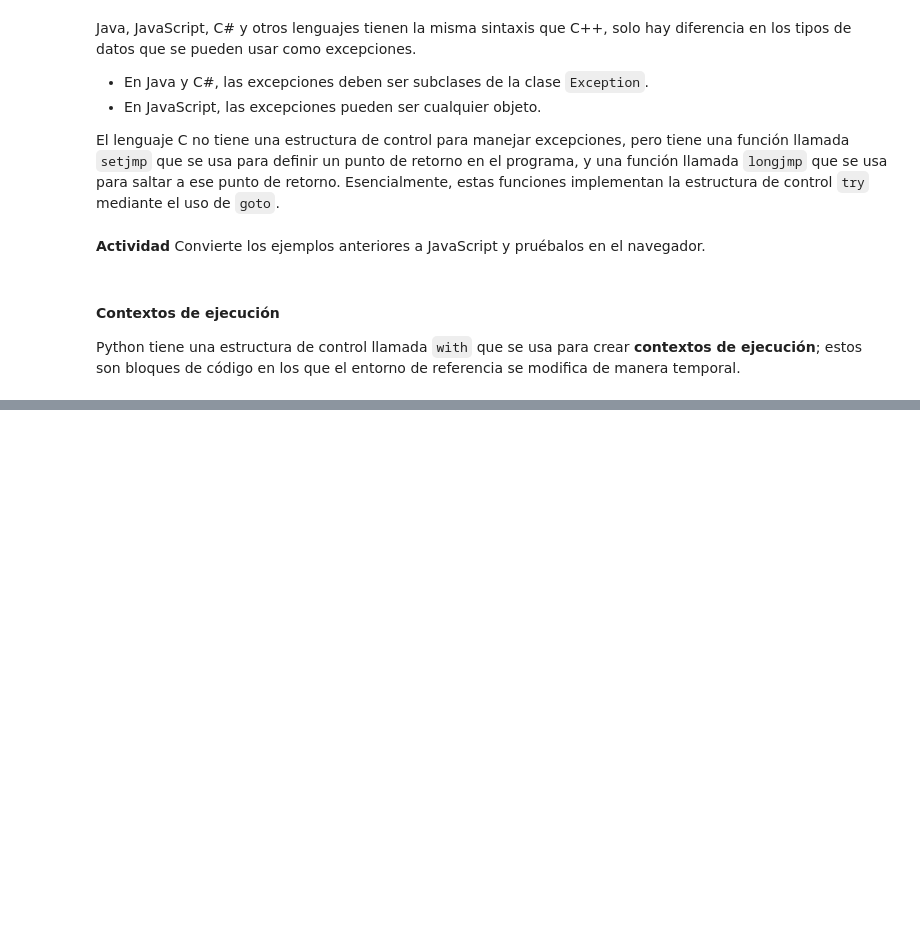
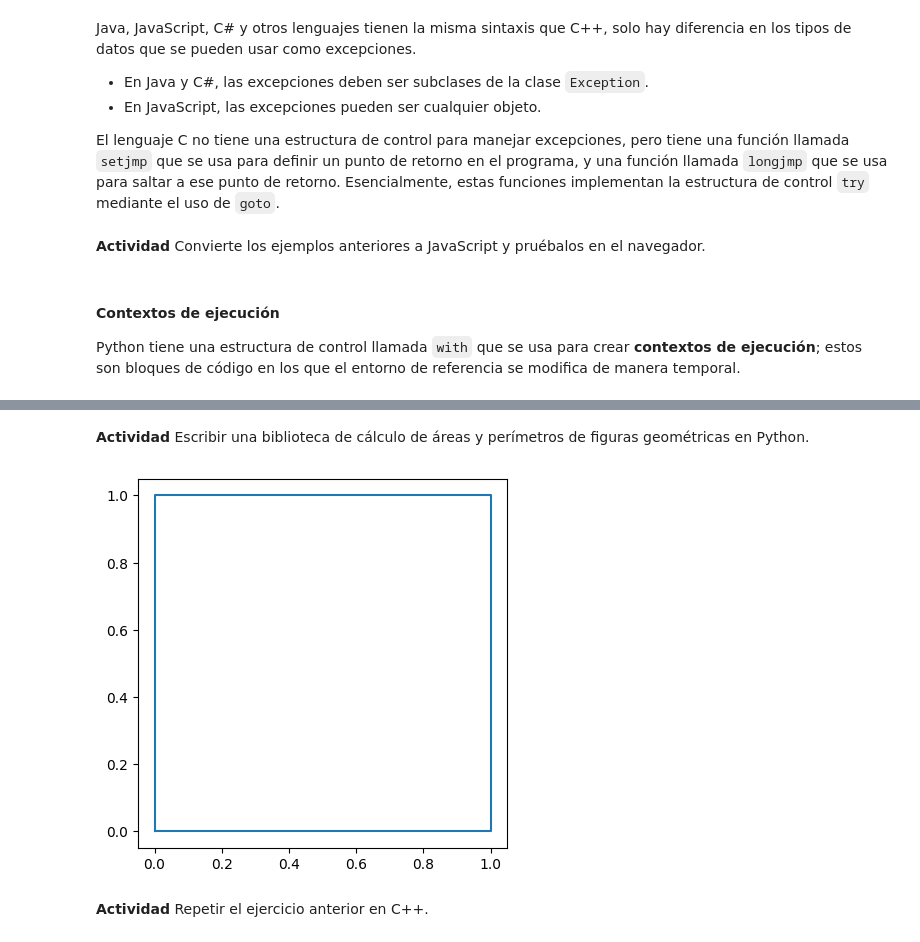
Before and after one commit to knkillname/uaem.notas.principioslenguajes, a Jupyter notebook: notas/03._paradigmas_imperativos.ipynb, the cells around one changed output, grey strips where cells are left out. Saved outputs shown, nothing was run; the diff lists cells and outputs as text; code cells hidden in the pictures; blank space fills up the shorter version.

```diff
--- a/notas/03._paradigmas_imperativos.ipynb
+++ b/notas/03._paradigmas_imperativos.ipynb
@@ -1089,0 +1283,14 @@ with open("img/variablespostit.svg") as archivo:
+# %% [markdown]
+**Actividad** Escribir una biblioteca de cálculo de áreas y perímetros de
+figuras geométricas en Python.
+# %%
+import geometria
+import matplotlib.pyplot as plt
+
+fig, ax = plt.subplots()
+geometria.dibujar_cuadrado(1, ax)
+ax.set_aspect("equal", "box")
+# %% [output]
+[figure, added]
+# %% [markdown]
+**Actividad** Repetir el ejercicio anterior en C++.
```
Also changed, not shown: parts of 72 cells of this notebook, 5 other files.
